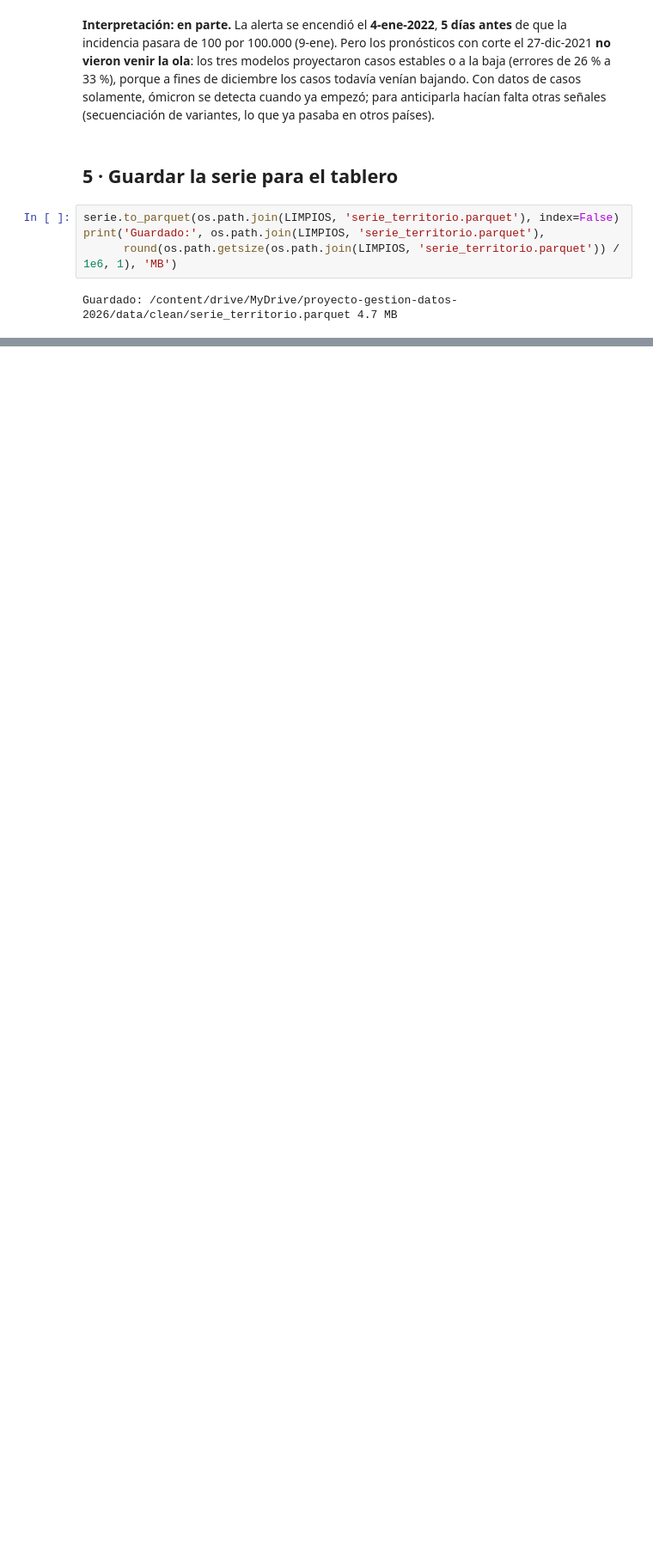
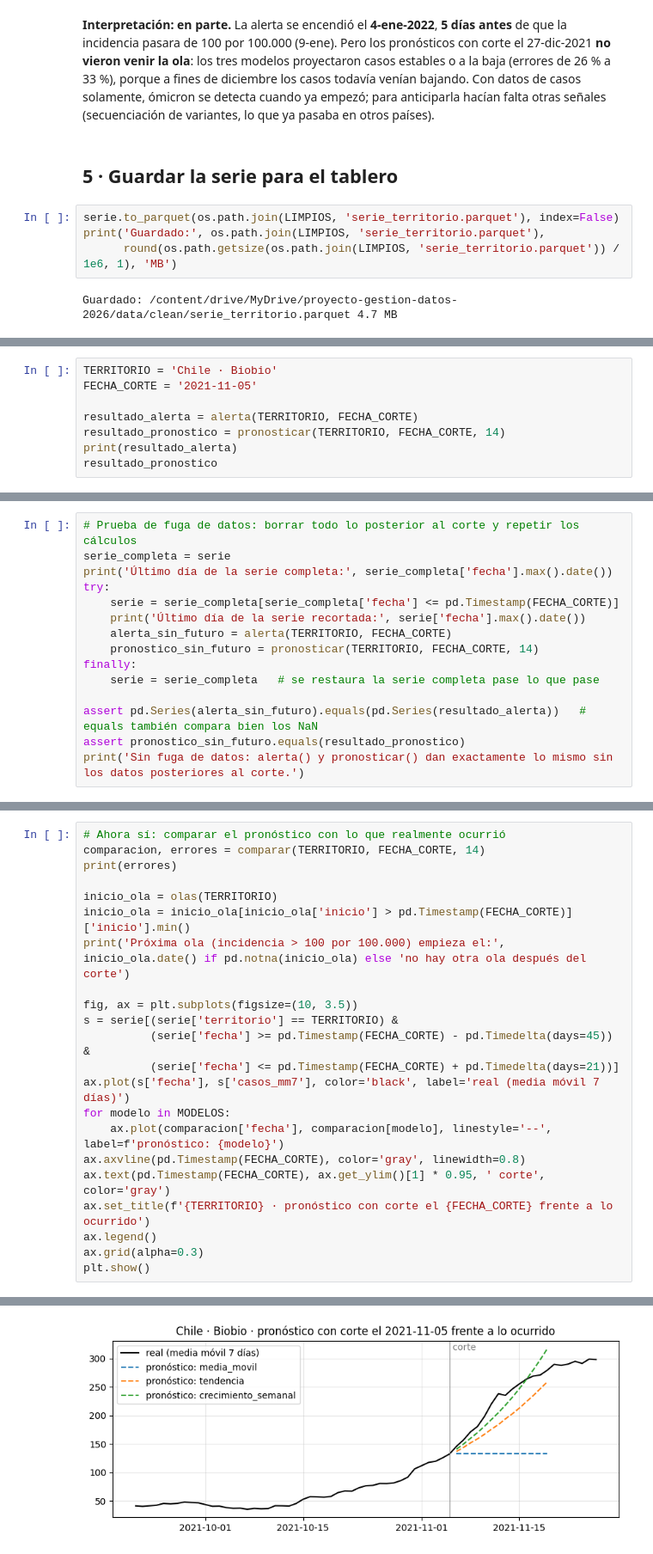
Before and after one commit to facuna-m/proyecto-gestion-datos-2026, a Jupyter notebook: notebooks/04_analisis_prediccion.ipynb, the cells around one changed output, grey strips where cells are left out. Shown at 86% size. Drawn from its saved outputs; the diff is of its cells as text; blank space fills up the shorter version.

```diff
--- a/notebooks/04_analisis_prediccion.ipynb
+++ b/notebooks/04_analisis_prediccion.ipynb
@@ -597,0 +606,8 @@ Guardado: /content/drive/MyDrive/proyecto-gestion-datos-2026/data/clean/serie_te
+# %%
+TERRITORIO = 'Chile · Biobio'
+FECHA_CORTE = '2021-11-05'
+
+resultado_alerta = alerta(TERRITORIO, FECHA_CORTE)
+resultado_pronostico = pronosticar(TERRITORIO, FECHA_CORTE, 14)
+print(resultado_alerta)
+resultado_pronostico
@@ -597,0 +631,15 @@ Guardado: /content/drive/MyDrive/proyecto-gestion-datos-2026/data/clean/serie_te
+# %%
+# Prueba de fuga de datos: borrar todo lo posterior al corte y repetir los cálculos
+serie_completa = serie
+print('Último día de la serie completa:', serie_completa['fecha'].max().date())
+try:
+    serie = serie_completa[serie_completa['fecha'] <= pd.Timestamp(FECHA_CORTE)]
+    print('Último día de la serie recortada:', serie['fecha'].max().date())
+    alerta_sin_futuro = alerta(TERRITORIO, FECHA_CORTE)
+    pronostico_sin_futuro = pronosticar(TERRITORIO, FECHA_CORTE, 14)
+finally:
+    serie = serie_completa   # se restaura la serie completa pase lo que pase
+
+assert pd.Series(alerta_sin_futuro).equals(pd.Series(resultado_alerta))   # equals también compara bien los NaN
+assert pronostico_sin_futuro.equals(resultado_pronostico)
+print('Sin fuga de datos: alerta() y pronosticar() dan exactamente lo mismo sin los datos posteriores al corte.')
@@ -597,0 +650,23 @@ Guardado: /content/drive/MyDrive/proyecto-gestion-datos-2026/data/clean/serie_te
+# %%
+# Ahora sí: comparar el pronóstico con lo que realmente ocurrió
+comparacion, errores = comparar(TERRITORIO, FECHA_CORTE, 14)
+print(errores)
+
+inicio_ola = olas(TERRITORIO)
+inicio_ola = inicio_ola[inicio_ola['inicio'] > pd.Timestamp(FECHA_CORTE)]['inicio'].min()
+print('Próxima ola (incidencia > 100 por 100.000) empieza el:', inicio_ola.date() if pd.notna(inicio_ola) else 'no hay otra ola después del corte')
+
+fig, ax = plt.subplots(figsize=(10, 3.5))
+s = serie[(serie['territorio'] == TERRITORIO) &
+          (serie['fecha'] >= pd.Timestamp(FECHA_CORTE) - pd.Timedelta(days=45)) &
+          (serie['fecha'] <= pd.Timestamp(FECHA_CORTE) + pd.Timedelta(days=21))]
+ax.plot(s['fecha'], s['casos_mm7'], color='black', label='real (media móvil 7 días)')
+for modelo in MODELOS:
+    ax.plot(comparacion['fecha'], comparacion[modelo], linestyle='--', label=f'pronóstico: {modelo}')
+ax.axvline(pd.Timestamp(FECHA_CORTE), color='gray', linewidth=0.8)
+ax.text(pd.Timestamp(FECHA_CORTE), ax.get_ylim()[1] * 0.95, ' corte', color='gray')
+ax.set_title(f'{TERRITORIO} · pronóstico con corte el {FECHA_CORTE} frente a lo ocurrido')
+ax.legend()
+ax.grid(alpha=0.3)
+plt.show()
+# %% [output]
@@ -597,0 +678 @@ Guardado: /content/drive/MyDrive/proyecto-gestion-datos-2026/data/clean/serie_te
+[figure, added]
```
Also changed, not shown: parts of 5 cells of this notebook, 1 other file.
